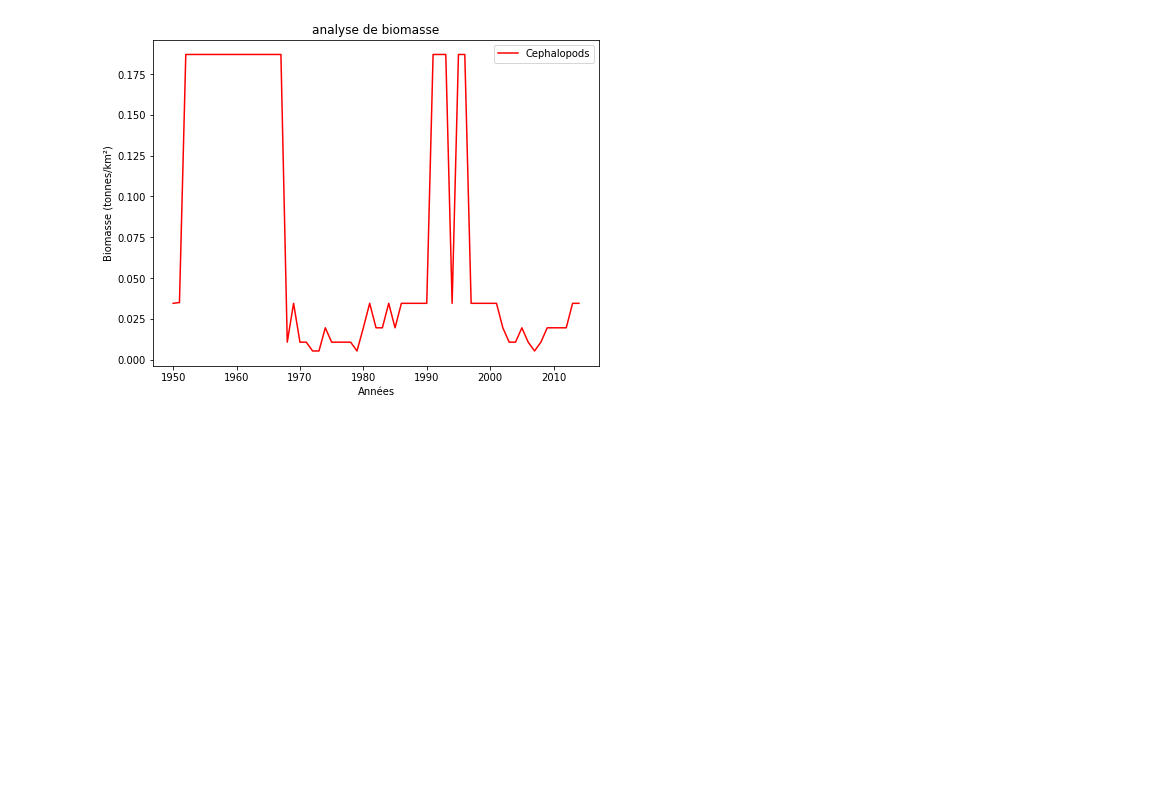
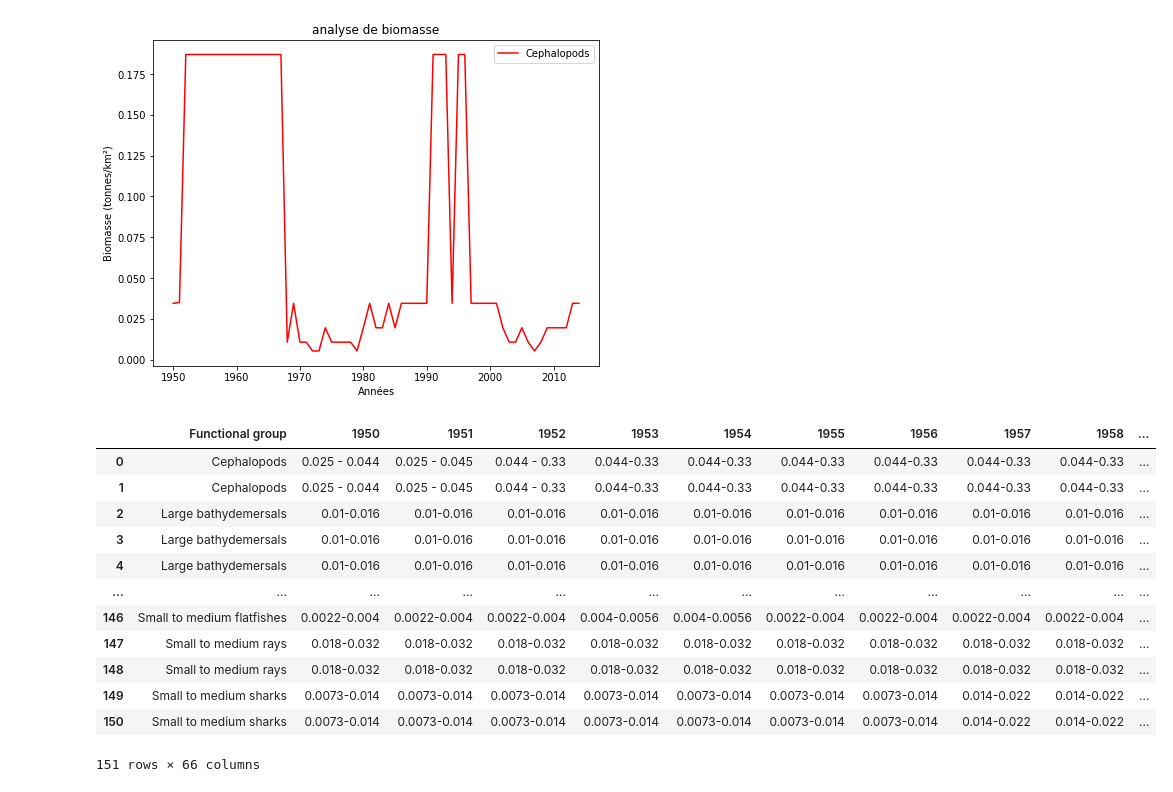
Before and after one commit to oubia/Oceanographic-data-analyzation, a Jupyter notebook: visualiser_données_python/vis1(biomass).ipynb, the cells around one changed output. Drawn from its saved outputs; the diff is of its cells as text; code cells hidden in the pictures; blank space fills up the shorter version.

```diff
--- a/visualiser_données_python/vis1(biomass).ipynb
+++ b/visualiser_données_python/vis1(biomass).ipynb
@@ -56,5 +56,20 @@ figure_biomass('Cephalopods')
 # %%
 import numpy as np
 import pandas as pd
 import matplotlib.pyplot as plt
 data_biomass = pd.read_csv('Mogador MPA data(biomass).csv',sep=';',header=0)
+data_biomass
+# %% [output]
+|  | Functional group | 1950 | 1951 | 1952 | 1953 | 1954 | 1955 | 1956 | 1957 | 1958 | ... |
+| 0 | Cephalopods | 0.025 - 0.044 | 0.025 - 0.045 | 0.044 - 0.33 | 0.044-0.33 | 0.044-0.33 | 0.044-0.33 | 0.044-0.33 | 0.044-0.33 | 0.044-0.33 | ... |
+| 1 | Cephalopods | 0.025 - 0.044 | 0.025 - 0.045 | 0.044 - 0.33 | 0.044-0.33 | 0.044-0.33 | 0.044-0.33 | 0.044-0.33 | 0.044-0.33 | 0.044-0.33 | ... |
+| 2 | Large bathydemersals | 0.01-0.016 | 0.01-0.016 | 0.01-0.016 | 0.01-0.016 | 0.01-0.016 | 0.01-0.016 | 0.01-0.016 | 0.01-0.016 | 0.01-0.016 | ... |
+| 3 | Large bathydemersals | 0.01-0.016 | 0.01-0.016 | 0.01-0.016 | 0.01-0.016 | 0.01-0.016 | 0.01-0.016 | 0.01-0.016 | 0.01-0.016 | 0.01-0.016 | ... |
+| 4 | Large bathydemersals | 0.01-0.016 | 0.01-0.016 | 0.01-0.016 | 0.01-0.016 | 0.01-0.016 | 0.01-0.016 | 0.01-0.016 | 0.01-0.016 | 0.01-0.016 | ... |
+| ... | ... | ... | ... | ... | ... | ... | ... | ... | ... | ... | ... |
+| 146 | Small to medium flatfishes | 0.0022-0.004 | 0.0022-0.004 | 0.0022-0.004 | 0.004-0.0056 | 0.004-0.0056 | 0.0022-0.004 | 0.0022-0.004 | 0.0022-0.004 | 0.0022-0.004 | ... |
+| 147 | Small to medium rays | 0.018-0.032 | 0.018-0.032 | 0.018-0.032 | 0.018-0.032 | 0.018-0.032 | 0.018-0.032 | 0.018-0.032 | 0.018-0.032 | 0.018-0.032 | ... |
+| 148 | Small to medium rays | 0.018-0.032 | 0.018-0.032 | 0.018-0.032 | 0.018-0.032 | 0.018-0.032 | 0.018-0.032 | 0.018-0.032 | 0.018-0.032 | 0.018-0.032 | ... |
+| 149 | Small to medium sharks | 0.0073-0.014 | 0.0073-0.014 | 0.0073-0.014 | 0.0073-0.014 | 0.0073-0.014 | 0.0073-0.014 | 0.0073-0.014 | 0.014-0.022 | 0.014-0.022 | ... |
+| 150 | Small to medium sharks | 0.0073-0.014 | 0.0073-0.014 | 0.0073-0.014 | 0.0073-0.014 | 0.0073-0.014 | 0.0073-0.014 | 0.0073-0.014 | 0.014-0.022 | 0.014-0.022 | ... |
+151 rows × 66 columns
```
Also changed, not shown: 13 other files.
